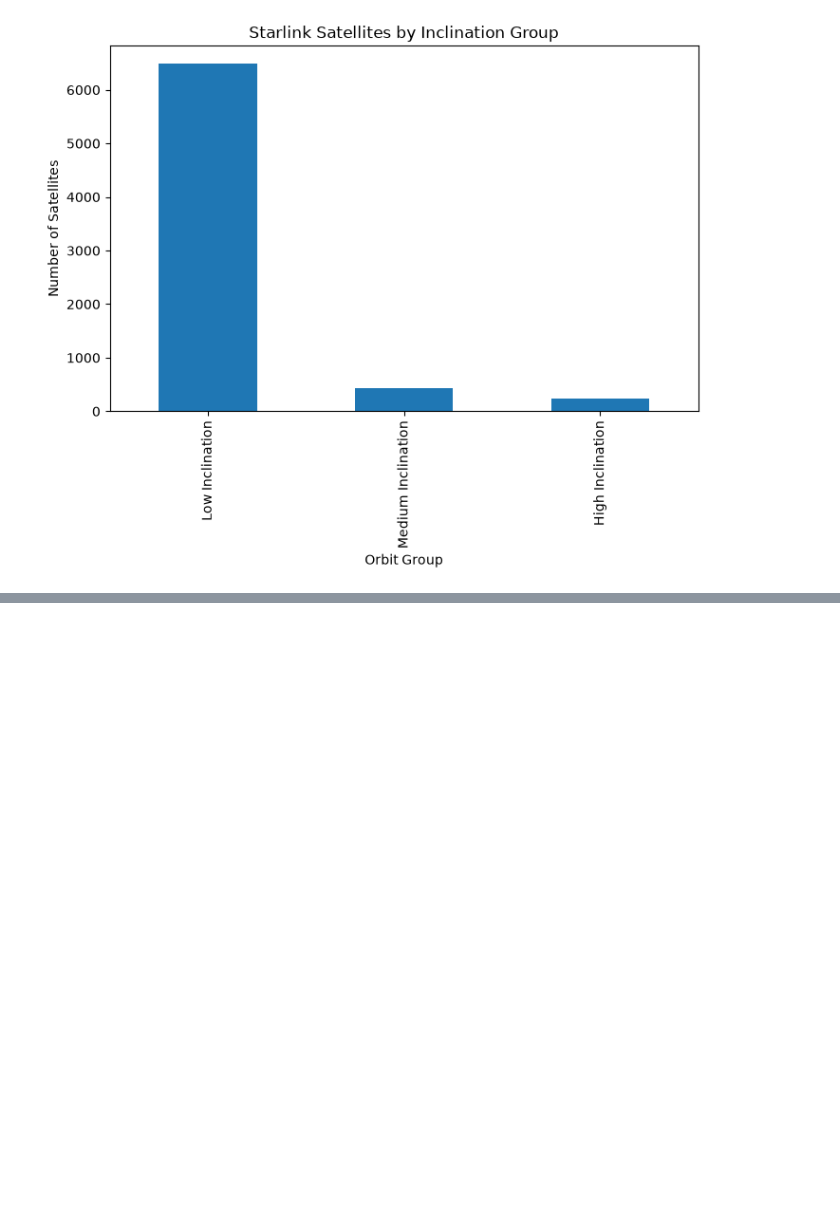
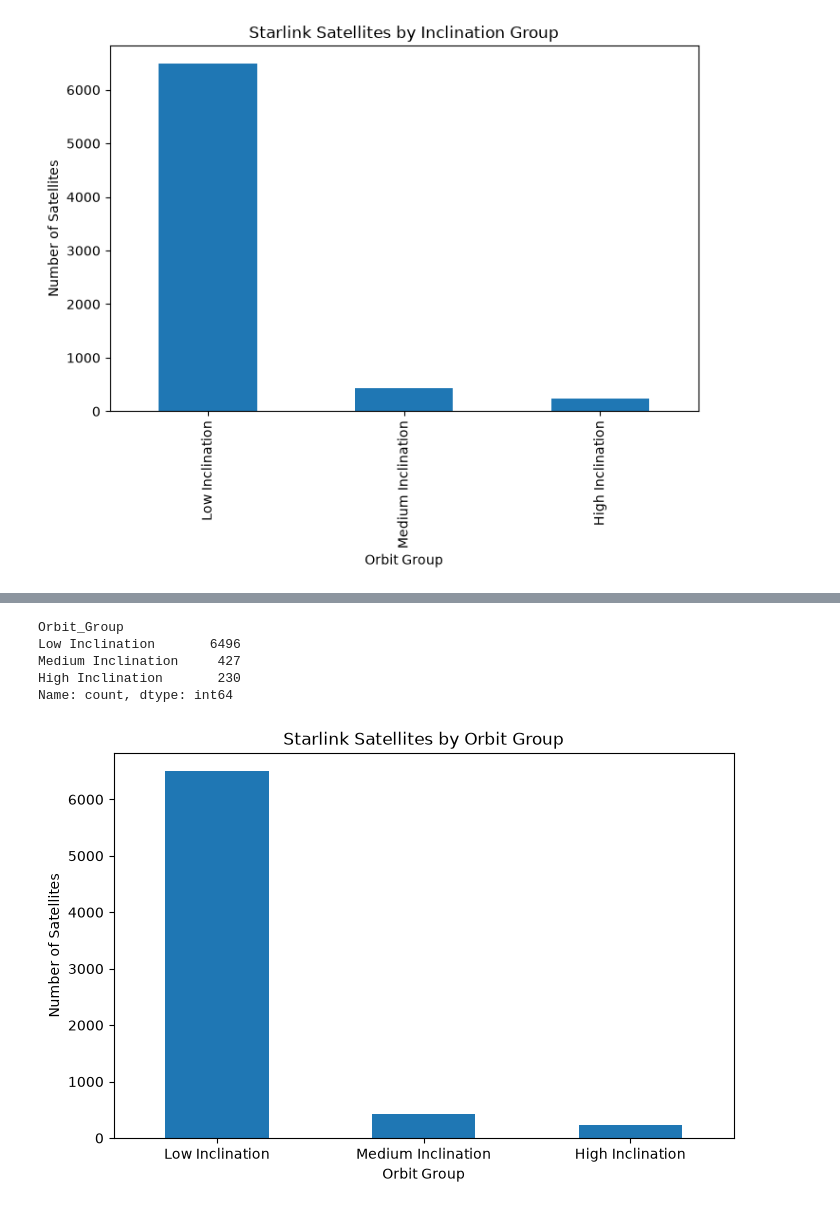
Before and after one commit to roshan-datasci/StarLinkScope, a Jupyter notebook: notebooks/01_explore_starlink.ipynb, the cells around one changed output, grey strips where cells are left out. Drawn from its saved outputs; the diff is of its cells as text; code cells hidden in the pictures; blank space fills up the shorter version.

```diff
--- a/notebooks/01_explore_starlink.ipynb
+++ b/notebooks/01_explore_starlink.ipynb
@@ -130,0 +268,25 @@ clean_df.to_csv(
+# %%
+orbit_counts = clean_df["Orbit_Group"].value_counts()
+
+orbit_counts
+# %% [output]
+Orbit_Group
+Low Inclination       6496
+Medium Inclination     427
+High Inclination       230
+Name: count, dtype: int64
+# %%
+orbit_counts.plot(
+    kind="bar",
+    figsize=(8, 5)
+)
+
+plt.xlabel("Orbit Group")
+plt.ylabel("Number of Satellites")
+plt.title("Starlink Satellites by Orbit Group")
+
+plt.xticks(rotation=0)
+
+plt.show()
+# %% [output]
+[figure, added]
```
Also changed, not shown: parts of 18 cells of this notebook, 1 other file.
